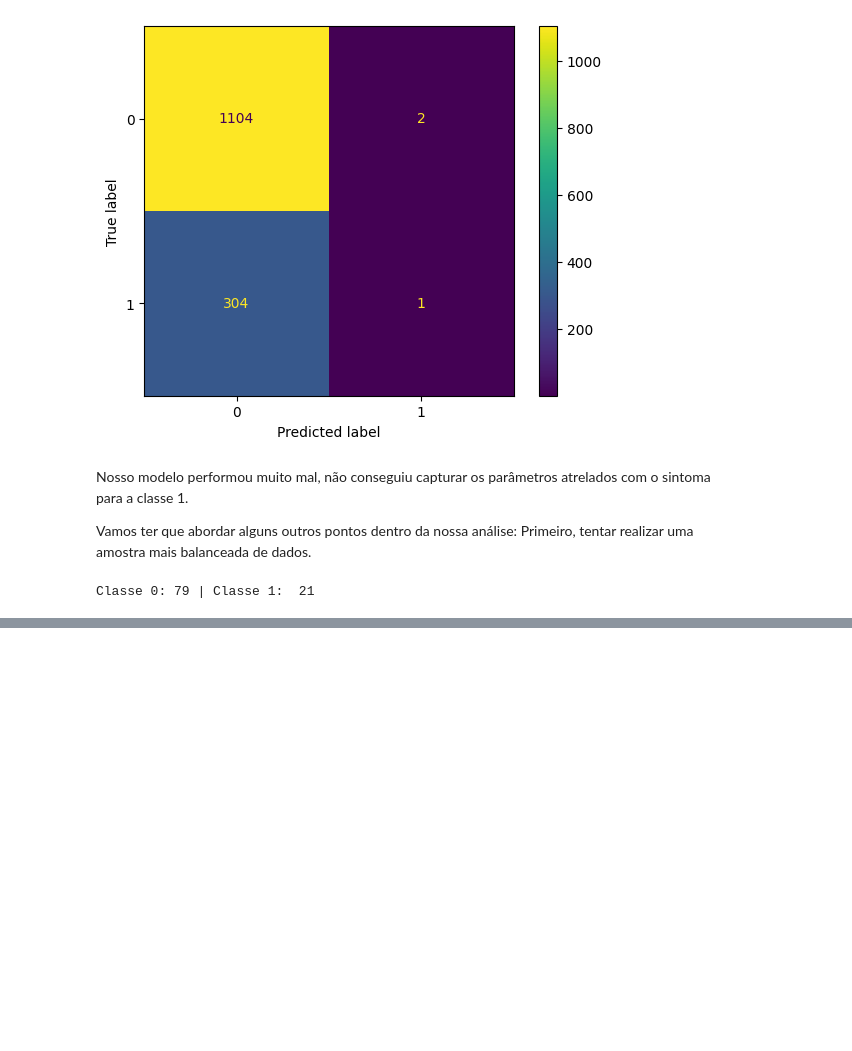
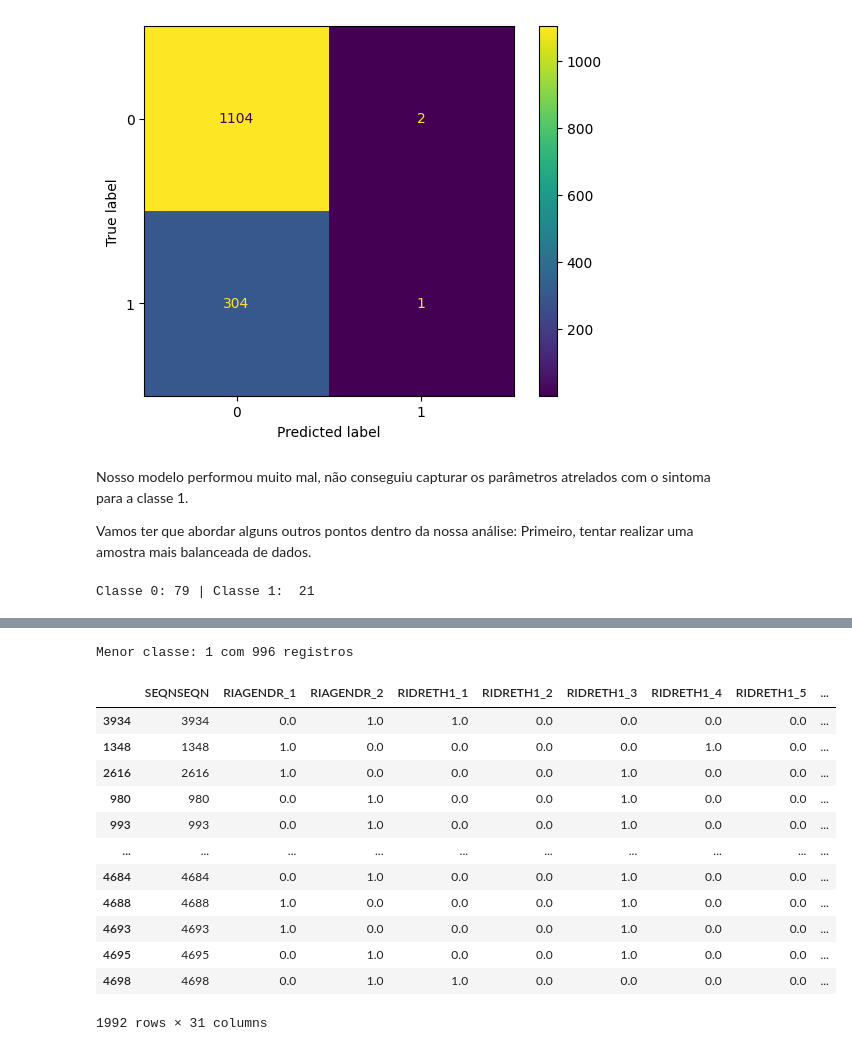
Before and after one commit to LuizAlbino/nhnes-data-project, a Jupyter notebook: logistic-regression.ipynb, the cells around one changed output, grey strips where cells are left out. Cells and saved outputs as stored; diff of their text form; code cells hidden in the pictures; blank space fills up the shorter version.

```diff
--- a/logistic-regression.ipynb
+++ b/logistic-regression.ipynb
@@ -242 +237,38 @@ def under_sampler(dataset, target):
+# %%
+def under_sampler(dataset, target, seed=42):
+    #dataset -> conjunto total de dados a sofrer undersample
+    #seed -> número para gerador de número aleatório (opcional)
+    #target -> variáveis para serem aferidas (k_i)
+
+    #Agrupa o dataset para contar a coluna alvo, já ordenando pelo índice
+    sample = dataset.groupby(target).count().sort_index()
+
+    #idxmin retorna qual a categoria tem o menor número de registros
+    min_class = sample.idxmin()
+
+    #retorna o número de registros na menor classe
+    min_sample =  sample.min()
+
+    print(f'Menor classe: {min_class[0]} com {min_sample[0]} registros' )
+
+    undersampled = []
+
+    for class_value in sample.index:
+
+        #filtrar o dataset para a classe
+        class_data = dataset[dataset[target] == class_value]
+
+        if len(class_data) > min_sample[0]:
+
+            sampled_data = class_data.sample(n=min_sample[0], random_state = seed)
+
+        else:
+
+            sampled_data = class_data
+
+        undersampled.append(sampled_data)
+
+    undersampled_df = pd.concat(undersampled)
+
+    return undersampled_df
 # %%
@@ -278,0 +294,18 @@ for i in range(len(classes)):
+# %%
+#teste da função com o dataset completo e a função target nossa variável de interesse para o estudo
+under_sampler(base, 'PHQ9_CLASS')
+# %% [output]
+Menor classe: 1 com 996 registros
+|  | SEQNSEQN | RIAGENDR_1 | RIAGENDR_2 | RIDRETH1_1 | RIDRETH1_2 | RIDRETH1_3 | RIDRETH1_4 | RIDRETH1_5 | ... |
+| 3934 | 3934 | 0.0 | 1.0 | 1.0 | 0.0 | 0.0 | 0.0 | 0.0 | ... |
+| 1348 | 1348 | 1.0 | 0.0 | 0.0 | 0.0 | 0.0 | 1.0 | 0.0 | ... |
+| 2616 | 2616 | 1.0 | 0.0 | 0.0 | 0.0 | 1.0 | 0.0 | 0.0 | ... |
+| 980 | 980 | 0.0 | 1.0 | 0.0 | 0.0 | 1.0 | 0.0 | 0.0 | ... |
+| 993 | 993 | 0.0 | 1.0 | 0.0 | 0.0 | 1.0 | 0.0 | 0.0 | ... |
+| ... | ... | ... | ... | ... | ... | ... | ... | ... | ... |
+| 4684 | 4684 | 0.0 | 1.0 | 0.0 | 0.0 | 1.0 | 0.0 | 0.0 | ... |
+| 4688 | 4688 | 1.0 | 0.0 | 0.0 | 0.0 | 1.0 | 0.0 | 0.0 | ... |
+| 4693 | 4693 | 1.0 | 0.0 | 0.0 | 0.0 | 1.0 | 0.0 | 0.0 | ... |
+| 4695 | 4695 | 0.0 | 1.0 | 0.0 | 0.0 | 1.0 | 0.0 | 0.0 | ... |
+| 4698 | 4698 | 0.0 | 1.0 | 1.0 | 0.0 | 0.0 | 0.0 | 0.0 | ... |
+1992 rows × 31 columns
```
Also changed, not shown: parts of 31 cells of this notebook.
